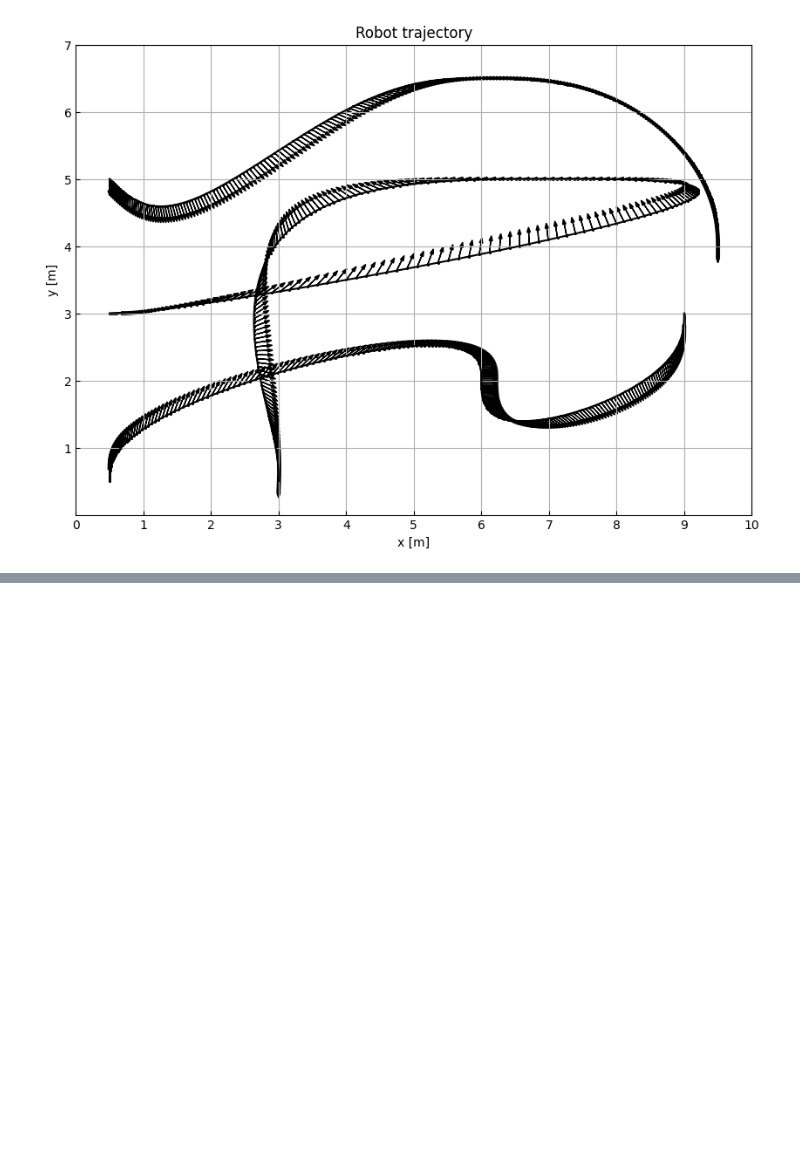
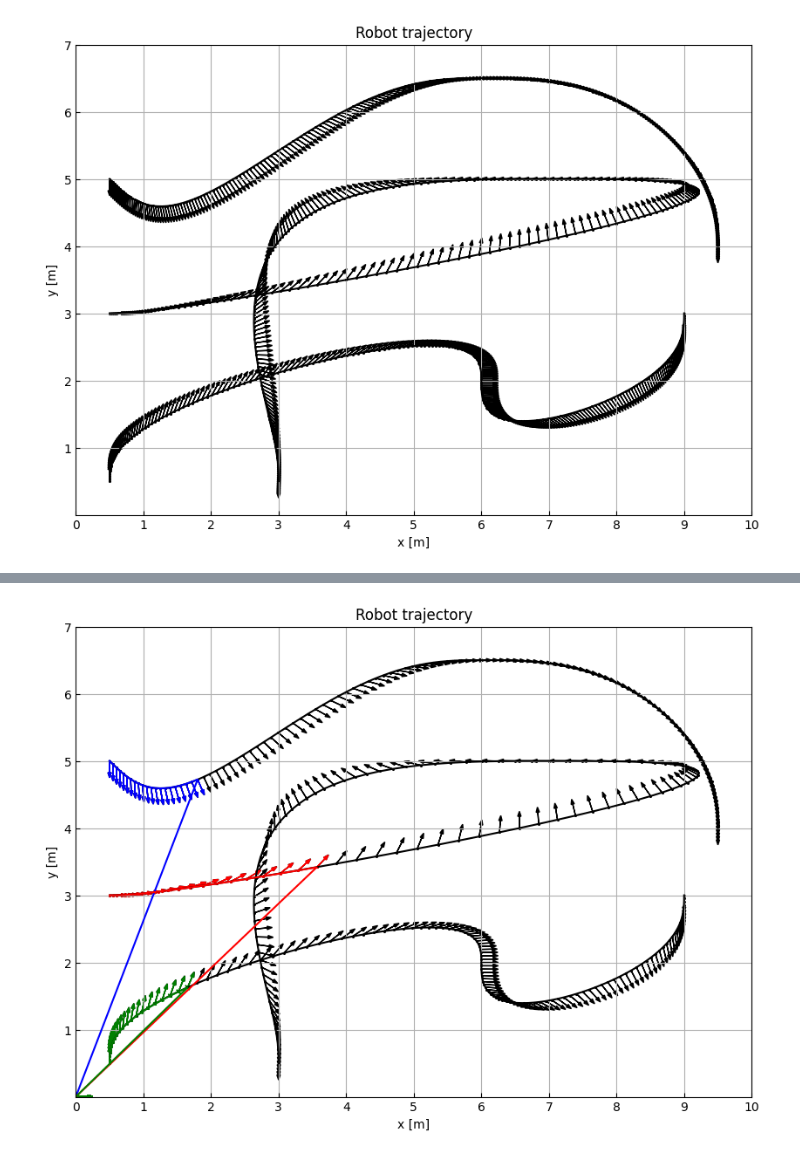
Before and after one commit to MarcusLariJ/UWB_Rasberry, a Jupyter notebook: Sim/test_naive_localization.ipynb, the cells around one changed output, grey strips where cells are left out. Drawn from its saved outputs; the diff is of its cells as text; code cells hidden in the pictures; blank space fills up the shorter version.

```diff
--- a/Sim/test_naive_localization.ipynb
+++ b/Sim/test_naive_localization.ipynb
@@ -65 +102,22 @@ rp.plot_position(axtest, pos3[:,::25], color='black')
+# %%
+# Plot the quantuties we have logged:
+x_logL1 = robotL1.x_log
+P_logL1 = robotL1.P_log
+x_logL2 = robotL2.x_log
+P_logL2 = robotL2.P_log
+x_logL3 = robotL3.x_log
+P_logL3 = robotL3.P_log
+
+# Plot ground truth
+fig, ax = rp.setup_plot()
+rp.plot_position(ax, pos1[:,::50], color='black')
+rp.plot_position(ax, pos2[:,::50], color='black')
+rp.plot_position(ax, pos3[:,::50], color='black')
+
+# Plot states of robots:
+rp.plot_position2(ax, x_logL1[:,::50], P_logL1[:,:,::50], color='blue')
+rp.plot_position2(ax, x_logL2[:,::50], P_logL2[:,:,::50], color='red')
+rp.plot_position2(ax, x_logL3[:,::50], P_logL3[:,:,::50], color='green')
+# %% [output]
+[figure, added]
 # %%
```
Also changed, not shown: parts of 8 cells of this notebook, 2 other files.
